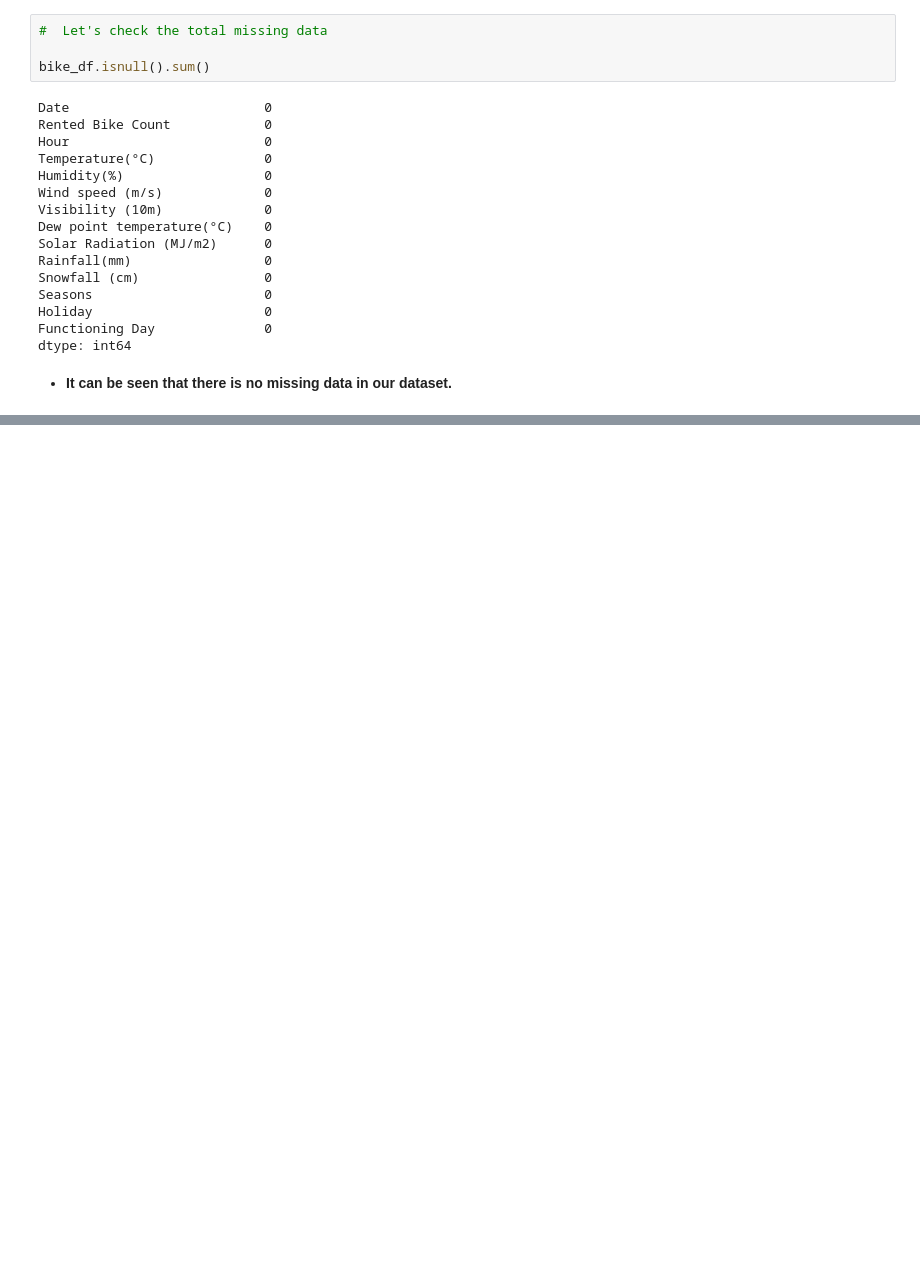
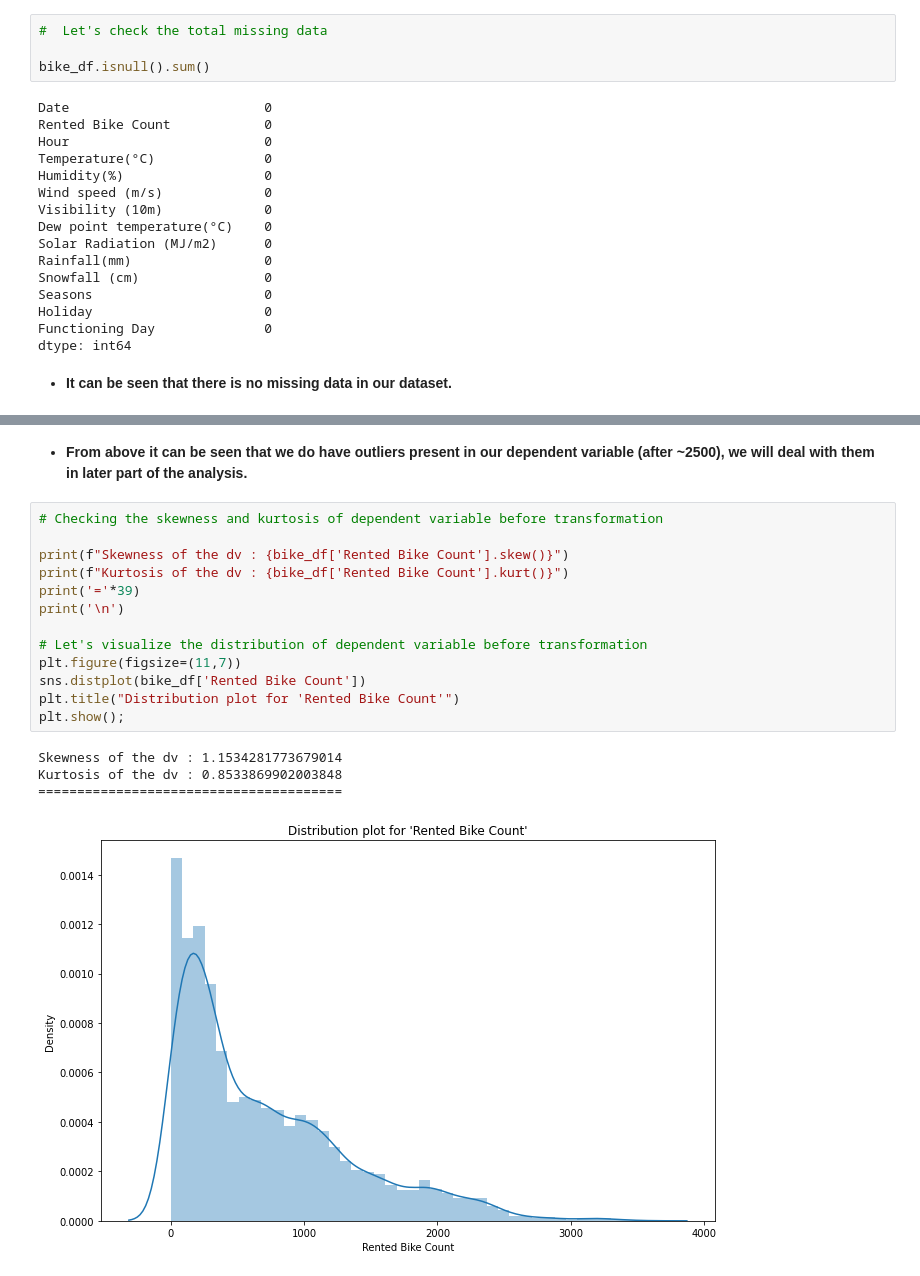
Before and after one commit to Kousikdutta1/Seoul-Bike-Sharing-Demand-Prediction, a Jupyter notebook: Kousik_Dutta_Seoul_Bike_Sharing_Demand_Prediction_Capstone_Project.ipynb, the cells around one changed output, grey strips where cells are left out. Saved outputs shown, nothing was run; the diff lists cells and outputs as text; blank space fills up the shorter version.

```diff
--- a/Kousik_Dutta_Seoul_Bike_Sharing_Demand_Prediction_Capstone_Project.ipynb
+++ b/Kousik_Dutta_Seoul_Bike_Sharing_Demand_Prediction_Capstone_Project.ipynb
@@ -186,0 +227,20 @@ dtype: int64
+# %% [markdown]
+* **From above it can be seen that we do have outliers present in our dependent variable (after ~2500), we will deal with them in later part of the analysis.**
+# %%
+# Checking the skewness and kurtosis of dependent variable before transformation
+
+print(f"Skewness of the dv : {bike_df['Rented Bike Count'].skew()}")
+print(f"Kurtosis of the dv : {bike_df['Rented Bike Count'].kurt()}")
+print('='*39)
+print('\n')
+
+# Let's visualize the distribution of dependent variable before transformation
+plt.figure(figsize=(11,7))
+sns.distplot(bike_df['Rented Bike Count'])
+plt.title("Distribution plot for 'Rented Bike Count'")
+plt.show();
+# %% [output]
+Skewness of the dv : 1.1534281773679014
+Kurtosis of the dv : 0.8533869902003848
+=======================================
+[figure, added]
```
Also changed, not shown: parts of 28 cells of this notebook.
